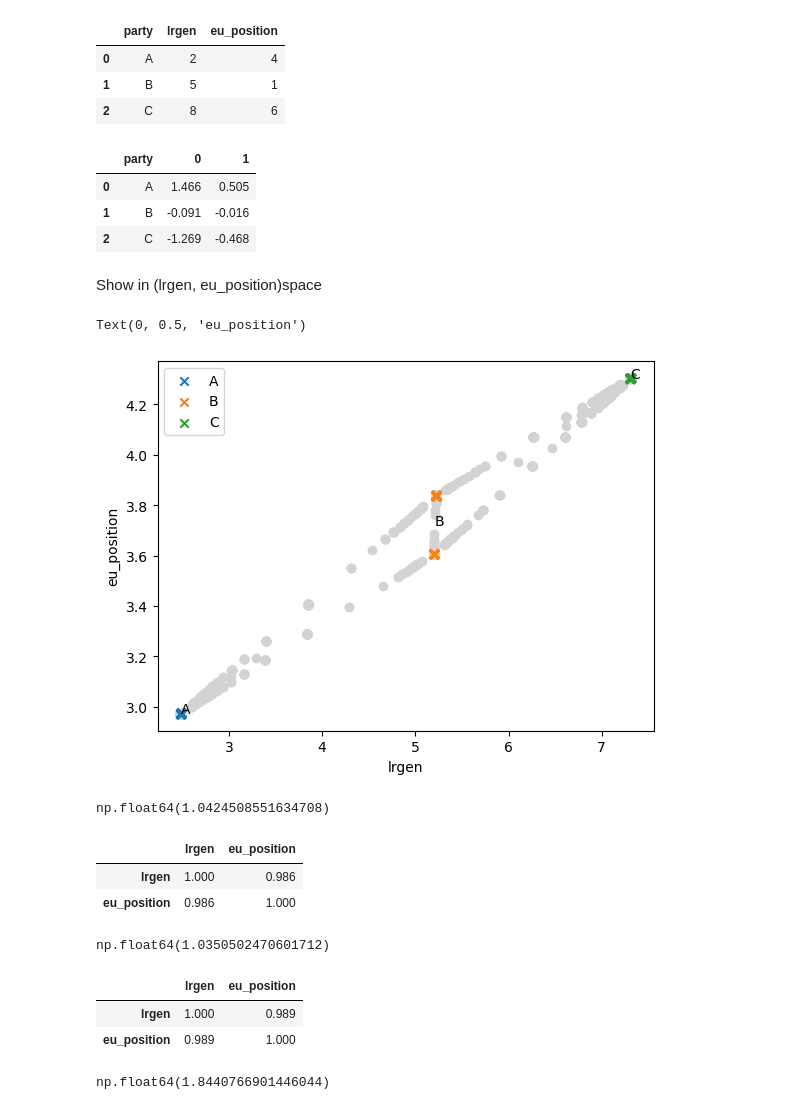
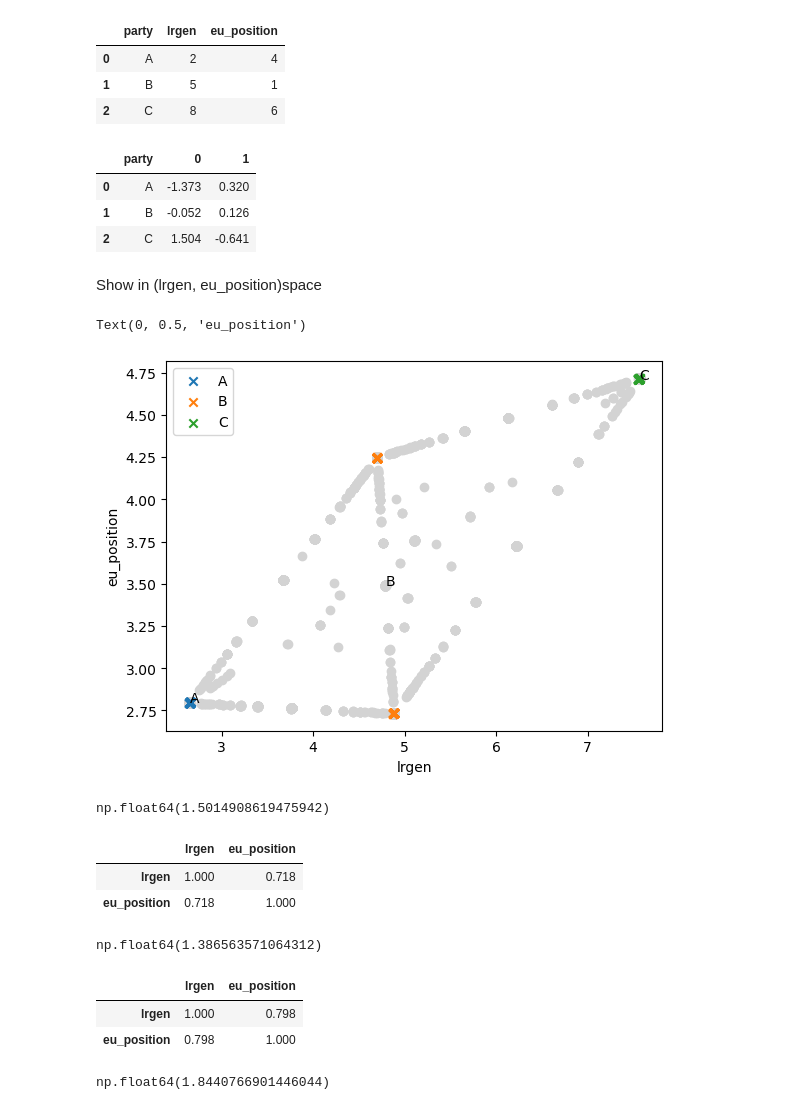
Before and after one commit to AntoineVendeville/political-attitudes-socmed-survey, a Jupyter notebook: analysis_main_test.ipynb, the cells around one changed output. Drawn from its saved outputs; the diff is of its cells as text; code cells hidden in the pictures.

```diff
--- a/analysis_main_test.ipynb
+++ b/analysis_main_test.ipynb
@@ -2189,6 +2191,11 @@ def generate_follow_matrix(
                -1 + np.random.normal(0, .2))
               for _ in range(n_users_B1)]
 
+    # B users
+    users += [(1 + np.random.normal(0, .05),
+               0 + np.random.normal(0, 1))
+               for _ in range(n_users_B1)]
+
     # B2 users
     users += [(1 + np.random.normal(0, .05),
                +1 + np.random.normal(0, .2))
@@ -2321,9 +2328,9 @@ party_ca_coords = mps_ca_coords.groupby('party').agg({0:'mean', 1:'mean'}).reset
 party_ca_coords
 # %% [output]
 |  | party | 0 | 1 |
-| 0 | A | 1.466 | 0.505 |
-| 1 | B | -0.091 | -0.016 |
-| 2 | C | -1.269 | -0.468 |
+| 0 | A | -1.373 | 0.320 |
+| 1 | B | -0.052 | 0.126 |
+| 2 | C | 1.504 | -0.641 |
 # %%
 political_dimension = ['lrgen', 'eu_position']
 n_dim = len(political_dimension)
@@ -2356,39 +2363,39 @@ Show in (lrgen, eu_position)space
 # %%
 plt.scatter(df_user_ches['lrgen'], df_user_ches['eu_position'], color='lightgrey', marker='o')
 
-for p in mps.party.unique():
+for p in ches.party.unique():
     df_mp_ches_p = df_mp_ches[df_mp_ches.party==p]
     x, y = df_mp_ches_p['lrgen'], df_mp_ches_p['eu_position']
     plt.scatter(x, y, marker='x',label=p)
     plt.text(x=x.mean(), y=y.mean(), s=p)
 
 plt.legend(loc='best')
 plt.xlabel('lrgen')
 plt.ylabel('eu_position')
 #plt.ylim(-10,10)
 # %% [output]
 Text(0, 0.5, 'eu_position')
-[figure, old version]
+[figure, new version]
 # %%
 functions.effective_dimensionality(df_user_ches, ['lrgen','eu_position'])
 # %% [output]
-np.float64(1.0424508551634708)
+np.float64(1.5014908619475942)
 # %%
 df_user_ches[['lrgen','eu_position']].corr()
 # %% [output]
 |  | lrgen | eu_position |
-| lrgen | 1.000 | 0.986 |
-| eu_position | 0.986 | 1.000 |
+| lrgen | 1.000 | 0.718 |
+| eu_position | 0.718 | 1.000 |
 # %%
 functions.effective_dimensionality(df_mp_ches, ['lrgen','eu_position'])
 # %% [output]
-np.float64(1.0350502470601712)
+np.float64(1.386563571064312)
 # %%
 df_mp_ches[['lrgen','eu_position']].corr()
 # %% [output]
 |  | lrgen | eu_position |
-| lrgen | 1.000 | 0.989 |
-| eu_position | 0.989 | 1.000 |
+| lrgen | 1.000 | 0.798 |
+| eu_position | 0.798 | 1.000 |
 # %%
 functions.effective_dimensionality(ches, ['lrgen','eu_position'])
 # %% [output]
```
Also changed, not shown: parts of 4 cells of this notebook.
